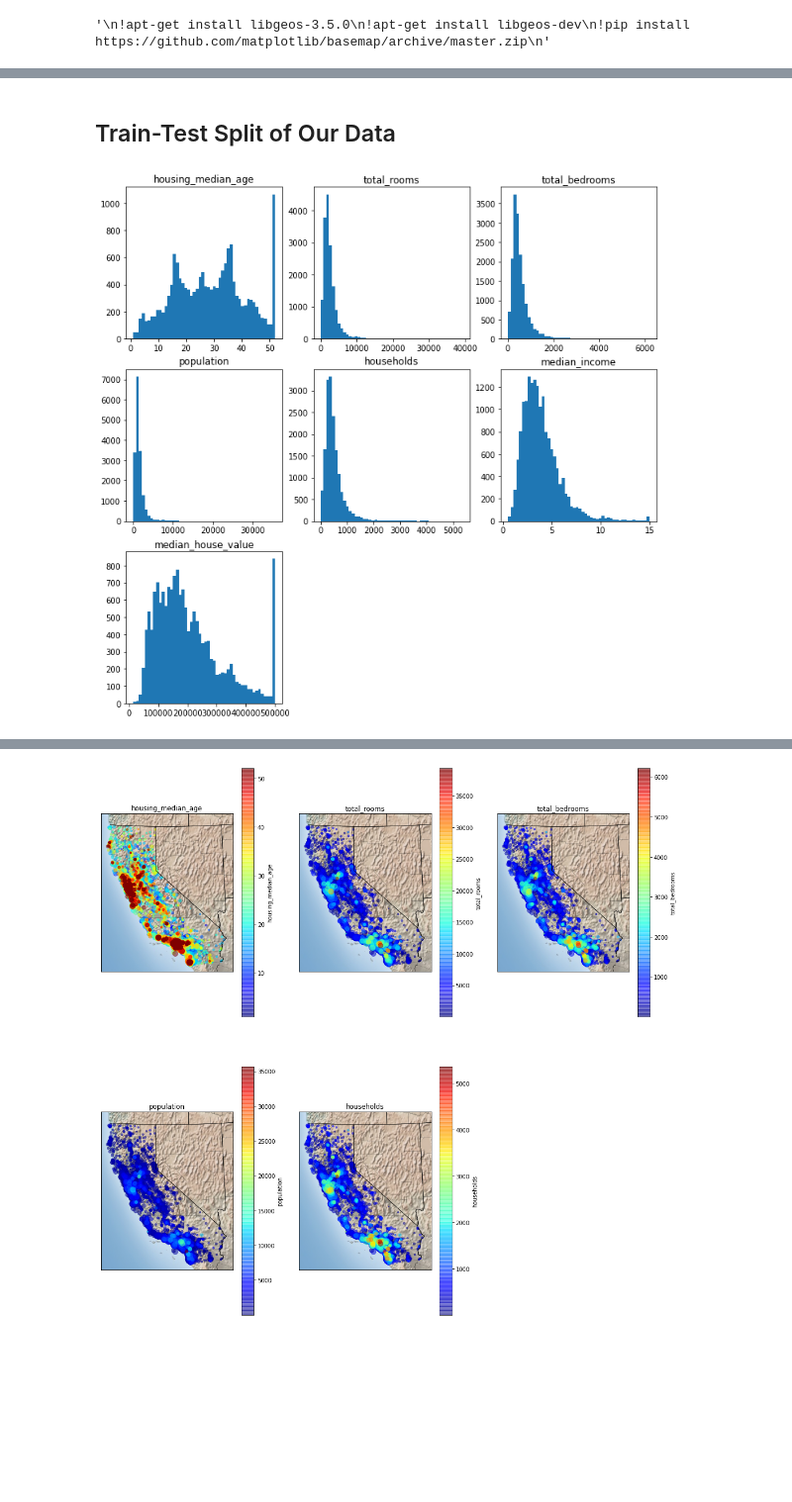
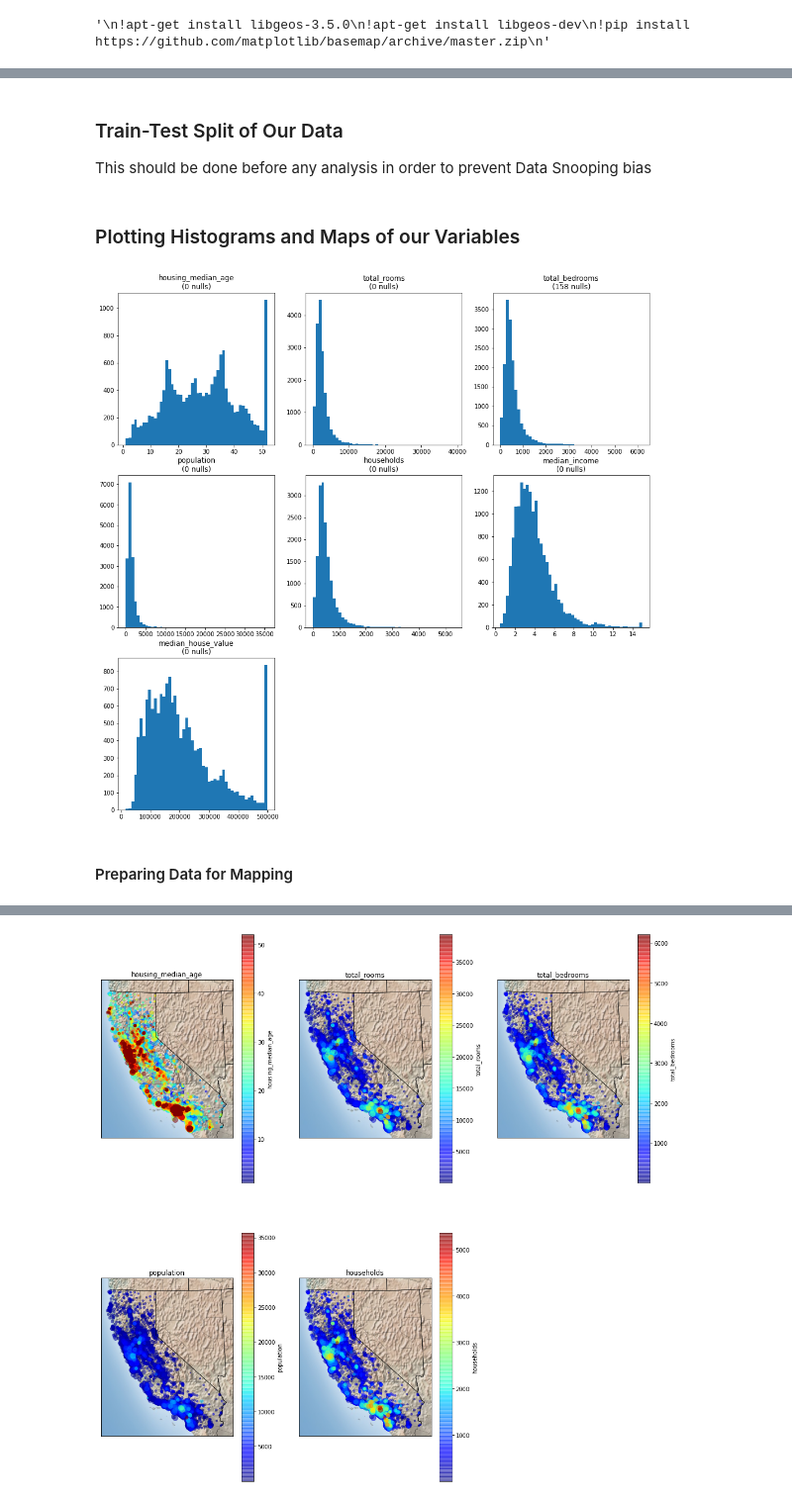
Before and after one commit to kshashank03/data-science-projects, a Jupyter notebook: Regression_Models/California_housing_regression.ipynb, the cells around one changed output, grey strips where cells are left out. Shown at 99% size. Cells and saved outputs as stored; diff of their text form; code cells hidden in the pictures; blank space fills up the shorter version.

```diff
--- a/Regression_Models/California_housing_regression.ipynb
+++ b/Regression_Models/California_housing_regression.ipynb
@@ -36,3 +40,5 @@ dataset
 # %% [markdown]
-## Train-Test Split of Our Data
+### Train-Test Split of Our Data
+
+This should be done before any analysis in order to prevent Data Snooping bias
 # %%
@@ -52,18 +58,24 @@ for train_index, test_index in split.split(housing_data, housing_data["income_ca
 
 strat_test_set.drop("income_cat", axis=1, inplace=True)
 strat_train_set.drop("income_cat", axis=1, inplace=True)
+# %% [markdown]
+### Plotting Histograms and Maps of our Variables
 # %%
 hist_data = strat_train_set.copy()
 hist_data = hist_data.loc[:, ["housing_median_age", "total_rooms", "total_bedrooms", "population", "households", "median_income", "median_house_value"]]
+hist_nas = hist_data.isna().sum()
+hist_data.dropna(inplace=True)
 
-plt.figure(figsize=(12, 12))
+plt.figure(figsize=(16, 16))
 
 for i in range(1, 8):
   plt.subplot(3, 3, i)
   plt.hist(hist_data.iloc[:, i-1], bins=50)
-  plt.title(hist_data.columns[i - 1])
+  plt.title(hist_data.columns[i - 1] + f"\n({hist_nas[i-1]} nulls)")
 # %% [output]
-[figure, old version]
+[figure, new version]
+# %% [markdown]
+#### Preparing Data for Mapping
 # %%
 map_data = strat_train_set.copy()
 lat = map_data['latitude'].values
```
Also changed, not shown: parts of 22 cells of this notebook.
